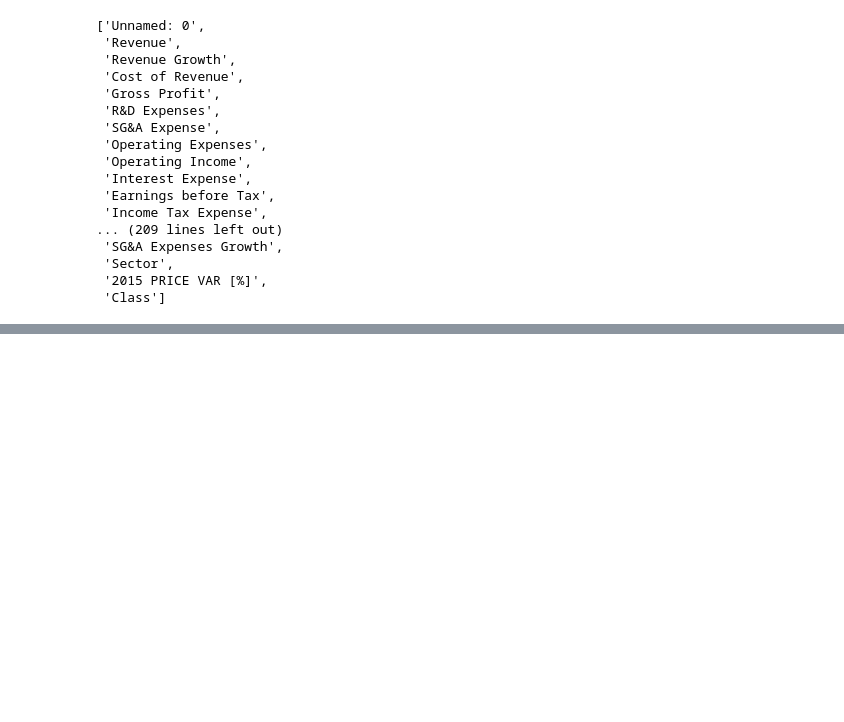
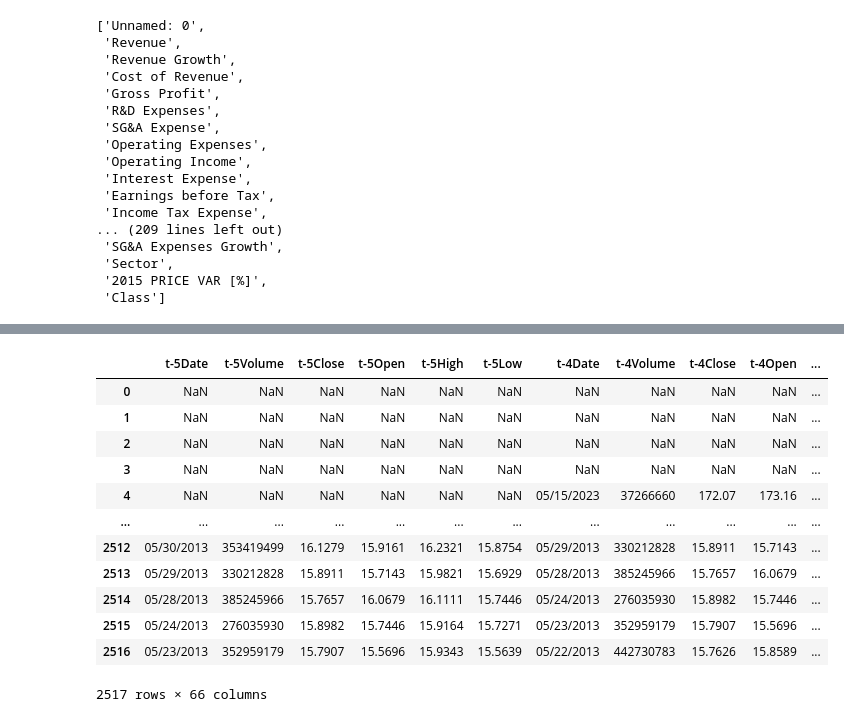
Before and after one commit to PhillipFeldman/StocksAI, a Jupyter notebook: Data_exploration.ipynb, the cells around one changed output, grey strips where cells are left out. Drawn from its saved outputs; the diff is of its cells as text; code cells hidden in the pictures; blank space fills up the shorter version.

Commit message:
more exploration
Checking 5 day ranges for apple stock.

```diff
--- a/Data_exploration.ipynb
+++ b/Data_exploration.ipynb
@@ -110,0 +167,3 @@ list(df_2014_financial_data)
+# %%
+apple2 = apple.copy(deep=True)
+apple2
@@ -110,0 +184,11 @@ list(df_2014_financial_data)
+# %%
+new_open = []
+new_close = []
+new_high = []
+new_low = []
+for i in range(len(apple2['Open'])):
+    new_open.append(float(apple2['Open'][i][1:]))
+    new_close.append(float(apple2['Close/Last'][i][1:]))
+    new_high.append(float(apple2['High'][i][1:]))
+    new_low.append(float(apple2['Low'][i][1:]))
+new_open
@@ -110,0 +213,6 @@ list(df_2014_financial_data)
+# %%
+apple2.drop('Open',axis=1,inplace=True)
+apple2.drop('Close/Last',axis=1,inplace=True)
+apple2.drop('High',axis=1,inplace=True)
+apple2.drop('Low',axis=1,inplace=True)
+apple2
@@ -110,0 +233,6 @@ list(df_2014_financial_data)
+# %%
+apple2['Close'] = new_close
+apple2['Open'] = new_open
+apple2['High'] = new_high
+apple2['Low'] = new_low
+apple2
@@ -110,0 +253,21 @@ list(df_2014_financial_data)
+# %%
+names = ['Close','Volume','Open','High','Low']
+cases = pd.DataFrame(apple2.values)
+cases
+df = pd.concat([cases.shift(5),cases.shift(4),cases.shift(3),cases.shift(2),cases.shift(1),cases,cases.shift(-1),cases.shift(-2),cases.shift(-3),cases.shift(-4),cases.shift(-5)],axis=1)
+df.columns = ['t-'+str(i)+x for i in range(5,-6,-1) for x in ['Date','Volume','Close','Open','High','Low'] ]
+df
+# %% [output]
+|  | t-5Date | t-5Volume | t-5Close | t-5Open | t-5High | t-5Low | t-4Date | t-4Volume | t-4Close | t-4Open | ... |
+| 0 | NaN | NaN | NaN | NaN | NaN | NaN | NaN | NaN | NaN | NaN | ... |
+| 1 | NaN | NaN | NaN | NaN | NaN | NaN | NaN | NaN | NaN | NaN | ... |
+| 2 | NaN | NaN | NaN | NaN | NaN | NaN | NaN | NaN | NaN | NaN | ... |
+| 3 | NaN | NaN | NaN | NaN | NaN | NaN | NaN | NaN | NaN | NaN | ... |
+| 4 | NaN | NaN | NaN | NaN | NaN | NaN | 05/15/2023 | 37266660 | 172.07 | 173.16 | ... |
+| ... | ... | ... | ... | ... | ... | ... | ... | ... | ... | ... | ... |
+| 2512 | 05/30/2013 | 353419499 | 16.1279 | 15.9161 | 16.2321 | 15.8754 | 05/29/2013 | 330212828 | 15.8911 | 15.7143 | ... |
+| 2513 | 05/29/2013 | 330212828 | 15.8911 | 15.7143 | 15.9821 | 15.6929 | 05/28/2013 | 385245966 | 15.7657 | 16.0679 | ... |
+| 2514 | 05/28/2013 | 385245966 | 15.7657 | 16.0679 | 16.1111 | 15.7446 | 05/24/2013 | 276035930 | 15.8982 | 15.7446 | ... |
+| 2515 | 05/24/2013 | 276035930 | 15.8982 | 15.7446 | 15.9164 | 15.7271 | 05/23/2013 | 352959179 | 15.7907 | 15.5696 | ... |
+| 2516 | 05/23/2013 | 352959179 | 15.7907 | 15.5696 | 15.9343 | 15.5639 | 05/22/2013 | 442730783 | 15.7626 | 15.8589 | ... |
+2517 rows × 66 columns
```
Also changed, not shown: parts of 16 cells of this notebook.
